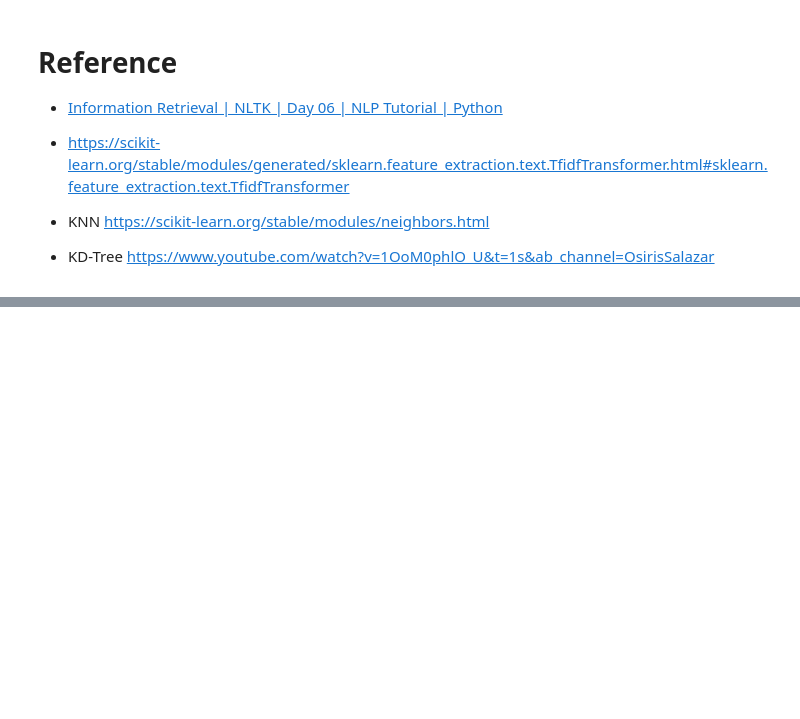
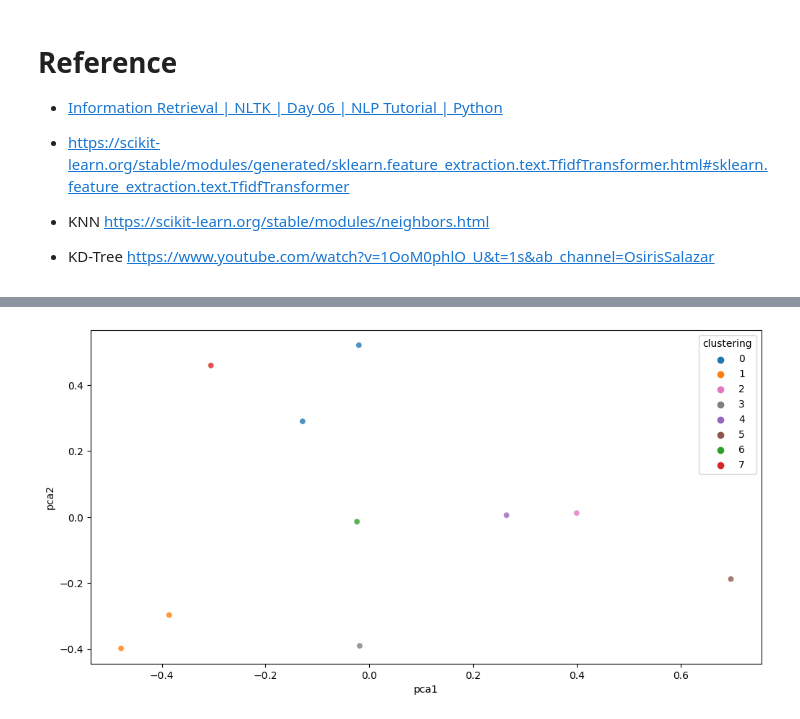
Before and after one commit to yousenwang/NLP-demo, a Jupyter notebook: information_retrieval_demo.ipynb, the cells around one changed output, grey strips where cells are left out. Drawn from its saved outputs; the diff is of its cells as text; code cells hidden in the pictures; blank space fills up the shorter version.

```diff
--- a/information_retrieval_demo.ipynb
+++ b/information_retrieval_demo.ipynb
@@ -164,0 +243,2 @@ https://www.youtube.com/watch?v=1OoM0phlO_U&t=1s&ab_channel=OsirisSalazar
+# %%
+clusters = MiniBatchKMeans(n_clusters=8, init_size=1024, batch_size=2048, random_state=20).fit_predict(train_tfidf)
@@ -164,0 +253,16 @@ https://www.youtube.com/watch?v=1OoM0phlO_U&t=1s&ab_channel=OsirisSalazar
+# %%
+import seaborn as sns
+def plot_tsne_pca(data, labels):
+
+    input = np.asarray(data.todense())
+
+    pca = pd.DataFrame(PCA(n_components=2).fit_transform(input), columns=["pca1", "pca2"])
+    pca["clustering"] = labels
+    unique = pca["clustering"].unique()
+    palette = dict(zip(unique, sns.color_palette(n_colors=len(unique))))
+    fig, ax = plt.subplots(1, 1, figsize=(12,6))
+    sns.scatterplot(data=pca,x='pca1',y='pca2', hue='clustering',legend="full",alpha=0.8,ax=ax, palette=palette)
+
+plot_tsne_pca(train_tfidf, clusters)
+# %% [output]
+[figure, added]
```
Also changed, not shown: parts of 14 cells of this notebook.
